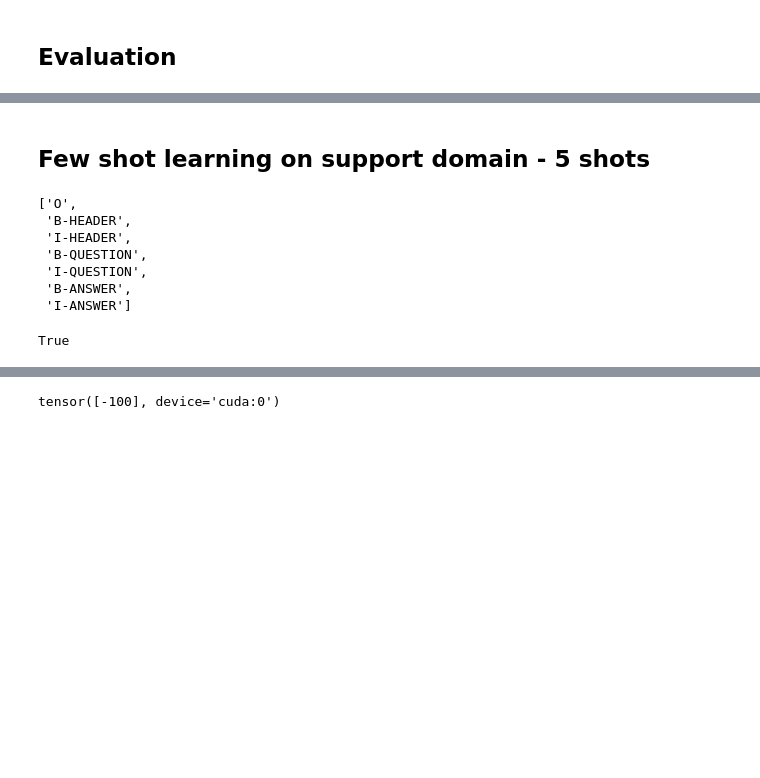
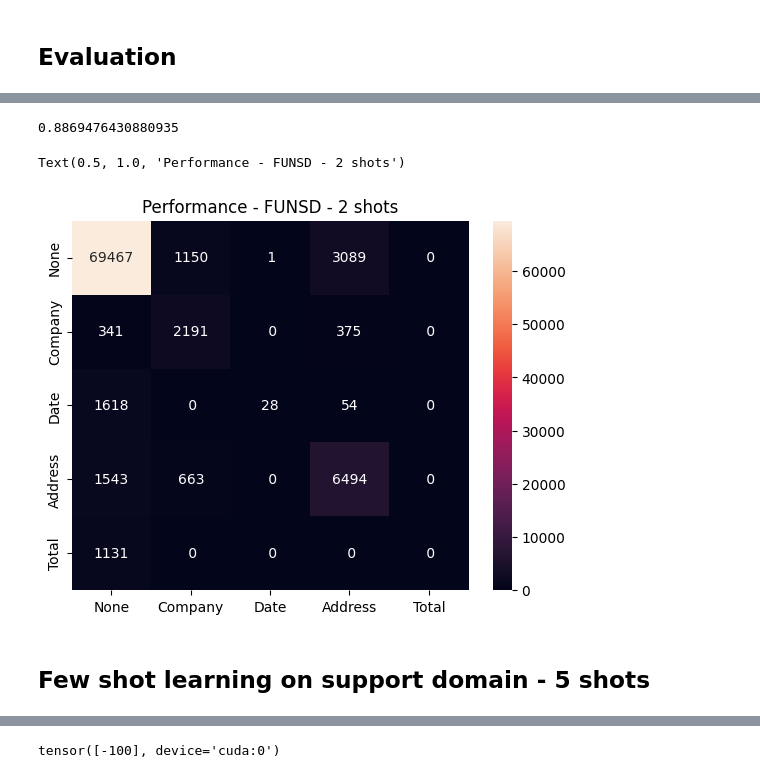
Before and after one commit to peulsilva/few-shot-learning-transformers, a Jupyter notebook: notebooks/few_shot_ner/container/02-sroie+funsd.ipynb, the cells around one changed output, grey strips where cells are left out. Saved outputs shown, nothing was run; the diff lists cells and outputs as text; code cells hidden in the pictures; blank space fills up the shorter version.

```diff
--- a/notebooks/few_shot_ner/container/02-sroie+funsd.ipynb
+++ b/notebooks/few_shot_ner/container/02-sroie+funsd.ipynb
@@ -316,5 +155,7 @@ tensor(0.0565, device='cuda:0', grad_fn=<DivBackward0>)
 # %% [markdown]
 ## Few shot learning on support domain - 2 shots
+# %%
+label_names = ['None', "Company", "Date", "Address", "Total"]
 # %%
 support_dataset['train'].features['ner_tags'].feature.names
 # %% [output]
@@ -689,12 +229,32 @@ f1: 0.8366101310340915
+# %%
+y_true, y_pred = trainer.test(
+    support_df,
+    test_df,
+    n_shots=2
+)
+# %%
+f1= f1_score(y_true, y_pred, average='micro')
+conf_matrix = confusion_matrix(y_true, y_pred)
+# %%
+f1
+# %% [output]
+0.8869476430880935
+# %%
+df = pd.DataFrame(
+    conf_matrix,
+    index = list(label_names),
+    columns=list(label_names)
+)
+
+sns.heatmap(
+    df,
+    annot = True,
+    fmt = '2g',
+)
+
+plt.title("Performance - FUNSD - 2 shots")
+# %% [output]
+Text(0.5, 1.0, 'Performance - FUNSD - 2 shots')
+[figure, added]
 # %% [markdown]
 ## Few shot learning on support domain - 5 shots
-# %%
-support_dataset['train'].features['ner_tags'].feature.names
-# %% [output]
-['O',
- 'B-HEADER',
- 'I-HEADER',
- 'B-QUESTION',
- 'I-QUESTION',
- 'B-ANSWER',
- 'I-ANSWER']
@@ -745,6 +260,0 @@ optimizer_support = torch.optim.Adam(
-# %%
-loss_prev = torch.inf
-loss_ft = 1e100
-loss_ft < loss_prev
-# %% [output]
-True
```
Also changed, not shown: parts of 63 cells of this notebook, 7 other files.
